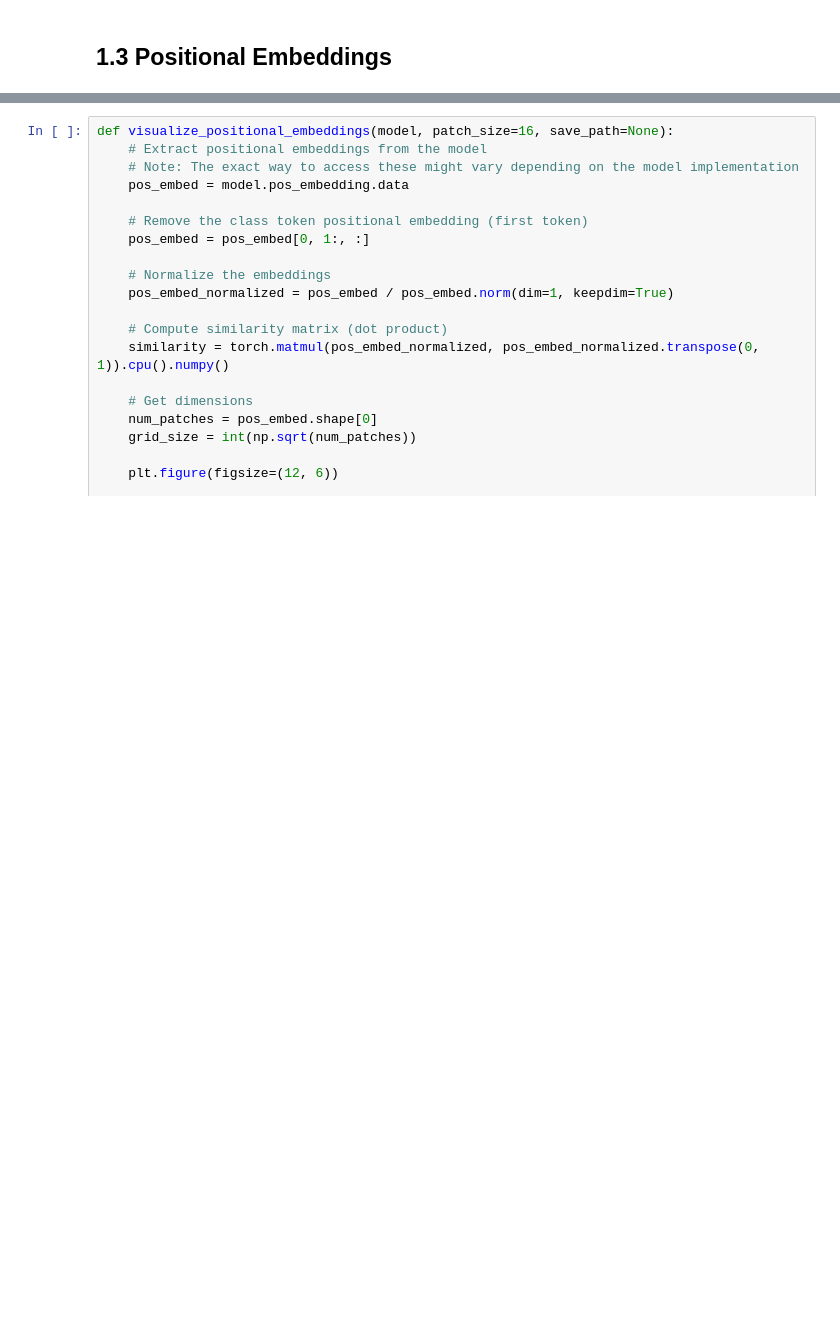
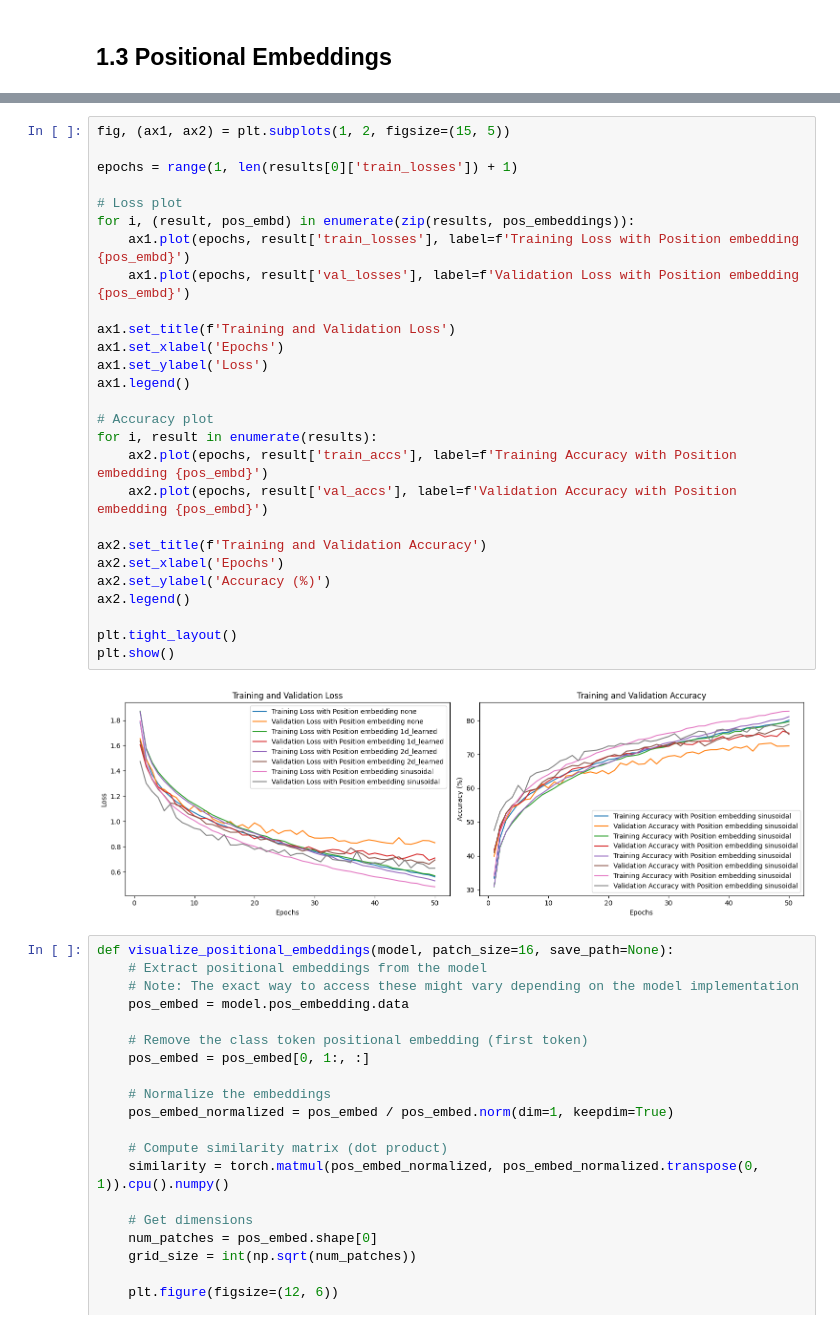
Before and after one commit to StarryBadger/vision_transformers, a Jupyter notebook: 1/1.ipynb, the cells around one changed output, grey strips where cells are left out. Drawn from its saved outputs; the diff is of its cells as text; blank space fills up the shorter version.

```diff
--- a/1/1.ipynb
+++ b/1/1.ipynb
@@ -1231,3 +1254,32 @@ for result, pos_embd in zip(results, pos_embeddings):
+# %%
+fig, (ax1, ax2) = plt.subplots(1, 2, figsize=(15, 5))
+
+epochs = range(1, len(results[0]['train_losses']) + 1)
+
+# Loss plot
+for i, (result, pos_embd) in enumerate(zip(results, pos_embeddings)):
+    ax1.plot(epochs, result['train_losses'], label=f'Training Loss with Position embedding {pos_embd}')
+    ax1.plot(epochs, result['val_losses'], label=f'Validation Loss with Position embedding {pos_embd}')
+
+ax1.set_title(f'Training and Validation Loss')
+ax1.set_xlabel('Epochs')
+ax1.set_ylabel('Loss')
+ax1.legend()
+
+# Accuracy plot
+for i, result in enumerate(results):
+    ax2.plot(epochs, result['train_accs'], label=f'Training Accuracy with Position embedding {pos_embd}')
+    ax2.plot(epochs, result['val_accs'], label=f'Validation Accuracy with Position embedding {pos_embd}')
+
+ax2.set_title(f'Training and Validation Accuracy')
+ax2.set_xlabel('Epochs')
+ax2.set_ylabel('Accuracy (%)')
+ax2.legend()
+
+plt.tight_layout()
+plt.show()
+# %% [output]
+[figure, added]
 # %%
 def visualize_positional_embeddings(model, patch_size=16, save_path=None):
     # Extract positional embeddings from the model
```
Also changed, not shown: parts of 5 cells of this notebook.
